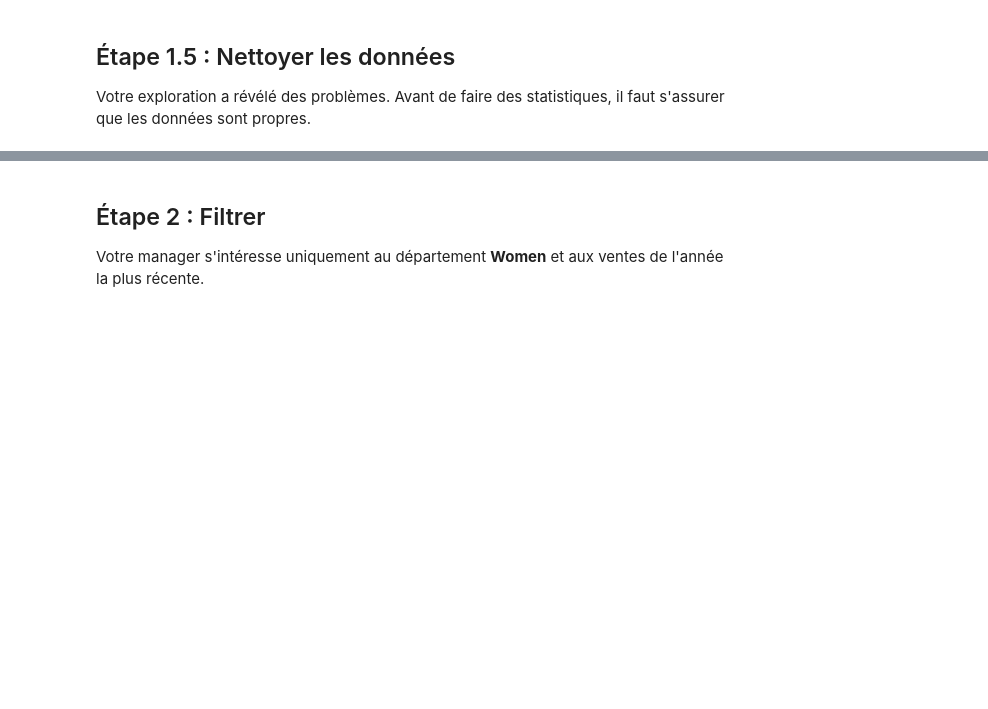
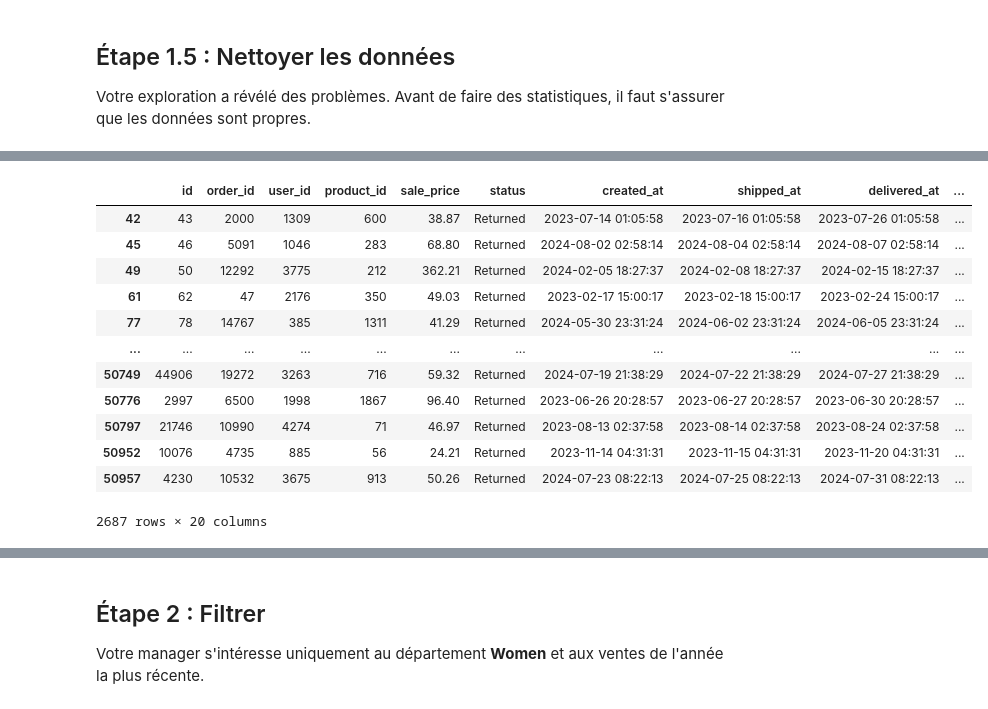
Before and after one commit to Dyls00/cours_lasalle, a Jupyter notebook: data_manipulation/02_notebooks/05_exercice_integrateur.ipynb, the cells around one changed output, grey strips where cells are left out. Drawn from its saved outputs; the diff is of its cells as text; code cells hidden in the pictures; blank space fills up the shorter version.

```diff
--- a/data_manipulation/02_notebooks/05_exercice_integrateur.ipynb
+++ b/data_manipulation/02_notebooks/05_exercice_integrateur.ipynb
@@ -29,4 +83,5 @@ sales = pd.read_csv('../01_data/exercises/thelook_sales_dirty.csv')
 Votre exploration a révélé des problèmes. Avant de faire des statistiques, il faut s'assurer que les données sont propres.
 # %%
 # Traitez les valeurs manquantes (imputez ou supprimez en justifiant votre choix en commentaire)
-# Votre code ici
+sales_copy = sales.copy()
+sales_copy.dropna(inplace=True)
@@ -33,5 +125,19 @@ Votre exploration a révélé des problèmes. Avant de faire des statistiques, i
 # %%
-# Vérifiez et supprimez les doublons exacts s'il y en a
-# Votre code ici
+#Supprimez les doublons exacts s'il y en a
+sales_copy.drop_duplicates()
+# %% [output]
+|  | id | order_id | user_id | product_id | sale_price | status | created_at | shipped_at | delivered_at | ... |
+| 42 | 43 | 2000 | 1309 | 600 | 38.87 | Returned | 2023-07-14 01:05:58 | 2023-07-16 01:05:58 | 2023-07-26 01:05:58 | ... |
+| 45 | 46 | 5091 | 1046 | 283 | 68.80 | Returned | 2024-08-02 02:58:14 | 2024-08-04 02:58:14 | 2024-08-07 02:58:14 | ... |
+| 49 | 50 | 12292 | 3775 | 212 | 362.21 | Returned | 2024-02-05 18:27:37 | 2024-02-08 18:27:37 | 2024-02-15 18:27:37 | ... |
+| 61 | 62 | 47 | 2176 | 350 | 49.03 | Returned | 2023-02-17 15:00:17 | 2023-02-18 15:00:17 | 2023-02-24 15:00:17 | ... |
+| 77 | 78 | 14767 | 385 | 1311 | 41.29 | Returned | 2024-05-30 23:31:24 | 2024-06-02 23:31:24 | 2024-06-05 23:31:24 | ... |
+| ... | ... | ... | ... | ... | ... | ... | ... | ... | ... | ... |
+| 50749 | 44906 | 19272 | 3263 | 716 | 59.32 | Returned | 2024-07-19 21:38:29 | 2024-07-22 21:38:29 | 2024-07-27 21:38:29 | ... |
+| 50776 | 2997 | 6500 | 1998 | 1867 | 96.40 | Returned | 2023-06-26 20:28:57 | 2023-06-27 20:28:57 | 2023-06-30 20:28:57 | ... |
+| 50797 | 21746 | 10990 | 4274 | 71 | 46.97 | Returned | 2023-08-13 02:37:58 | 2023-08-14 02:37:58 | 2023-08-24 02:37:58 | ... |
+| 50952 | 10076 | 4735 | 885 | 56 | 24.21 | Returned | 2023-11-14 04:31:31 | 2023-11-15 04:31:31 | 2023-11-20 04:31:31 | ... |
+| 50957 | 4230 | 10532 | 3675 | 913 | 50.26 | Returned | 2024-07-23 08:22:13 | 2024-07-25 08:22:13 | 2024-07-31 08:22:13 | ... |
+2687 rows × 20 columns
 # %%
 # Standardisez une colonne texte (ex: mettez les noms de pays en minuscules et sans espaces autour pour vérifier la propreté)
```
Also changed, not shown: parts of 25 cells of this notebook, 3 other files.
